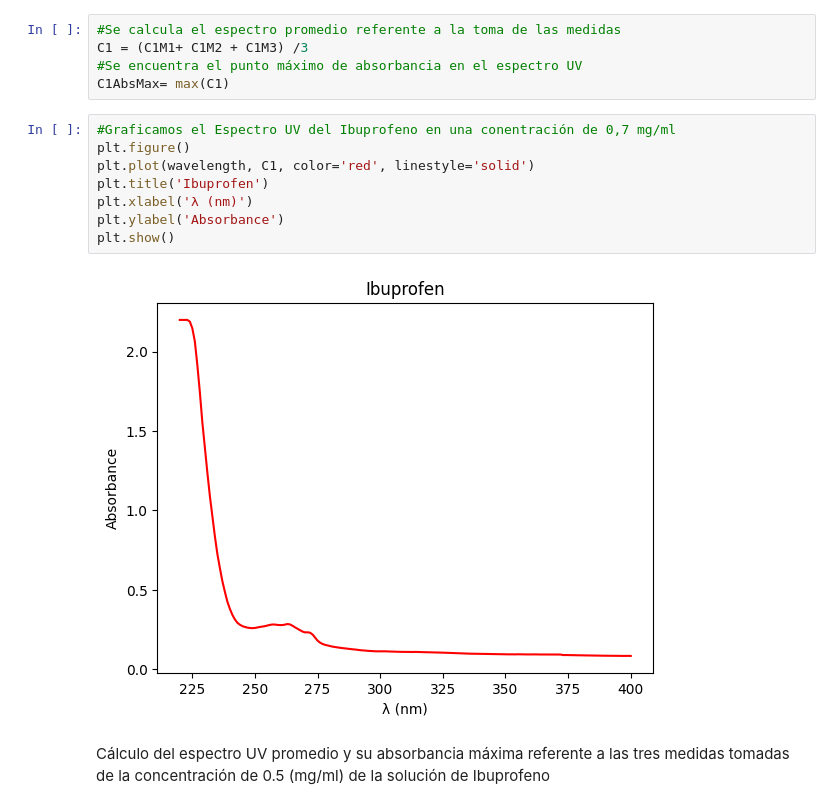
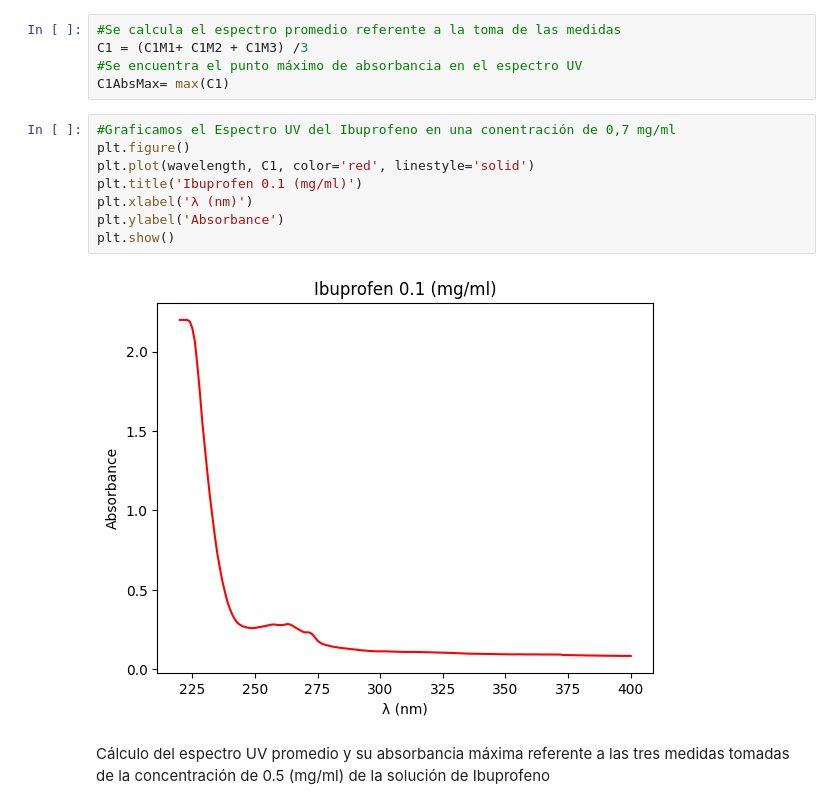
Before and after one commit to FelipeOcampo03/progamacioning, a Jupyter notebook: ProyectoProgramacionIng.ipynb, the cells around one changed output. Drawn from its saved outputs; the diff is of its cells as text.

```diff
--- a/ProyectoProgramacionIng.ipynb
+++ b/ProyectoProgramacionIng.ipynb
@@ -39,13 +39,13 @@ C1AbsMax= max(C1)
 # %%
 #Graficamos el Espectro UV del Ibuprofeno en una conentración de 0,7 mg/ml
 plt.figure()
 plt.plot(wavelength, C1, color='red', linestyle='solid')
-plt.title('Ibuprofen')
+plt.title('Ibuprofen 0.1 (mg/ml)')
 plt.xlabel('λ (nm)')
 plt.ylabel('Absorbance')
 plt.show()
 # %% [output]
-[figure, old version]
+[figure, new version]
 # %% [markdown]
 Cálculo del espectro UV promedio y su absorbancia máxima referente a las tres medidas tomadas de la concentración de 0.5 (mg/ml) de la solución de Ibuprofeno
 # %%
```
Also changed, not shown: parts of 5 cells of this notebook.
